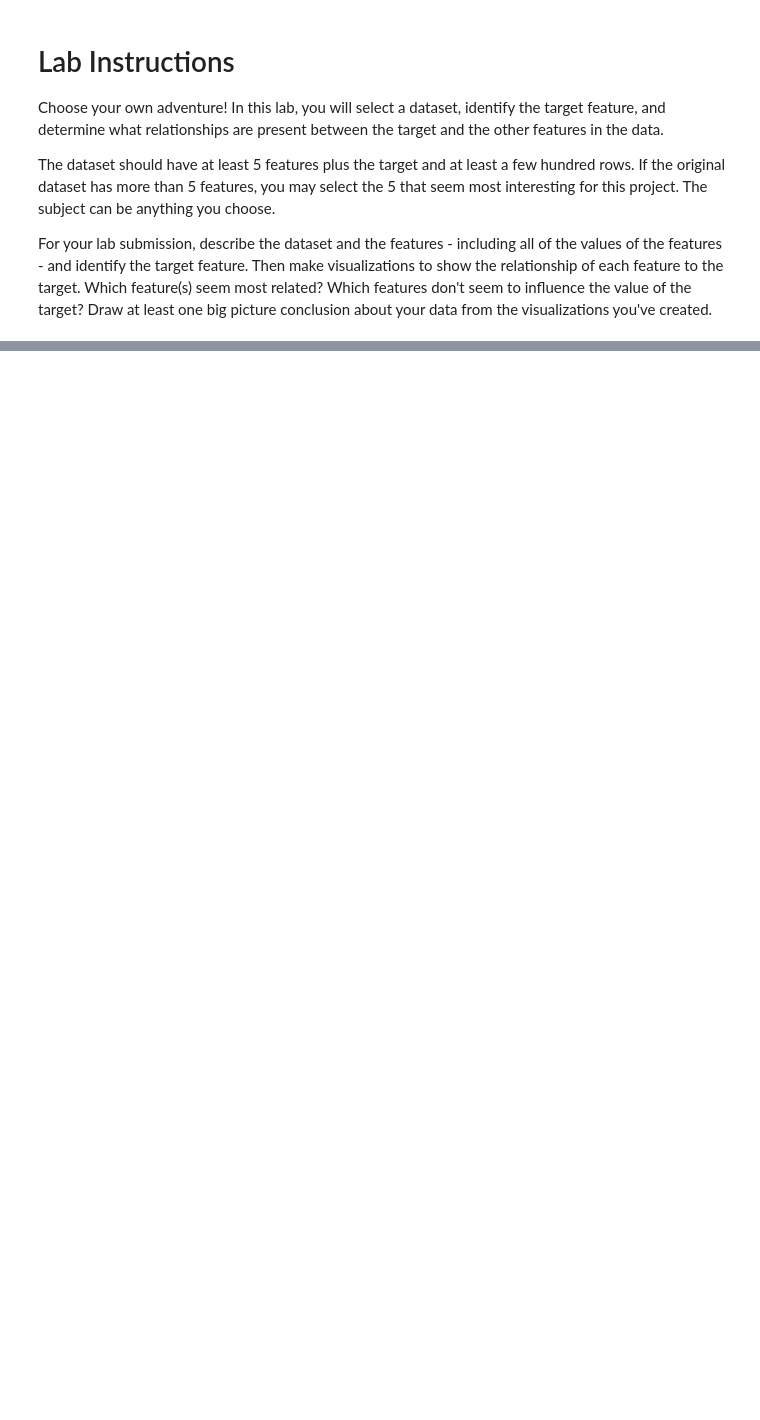
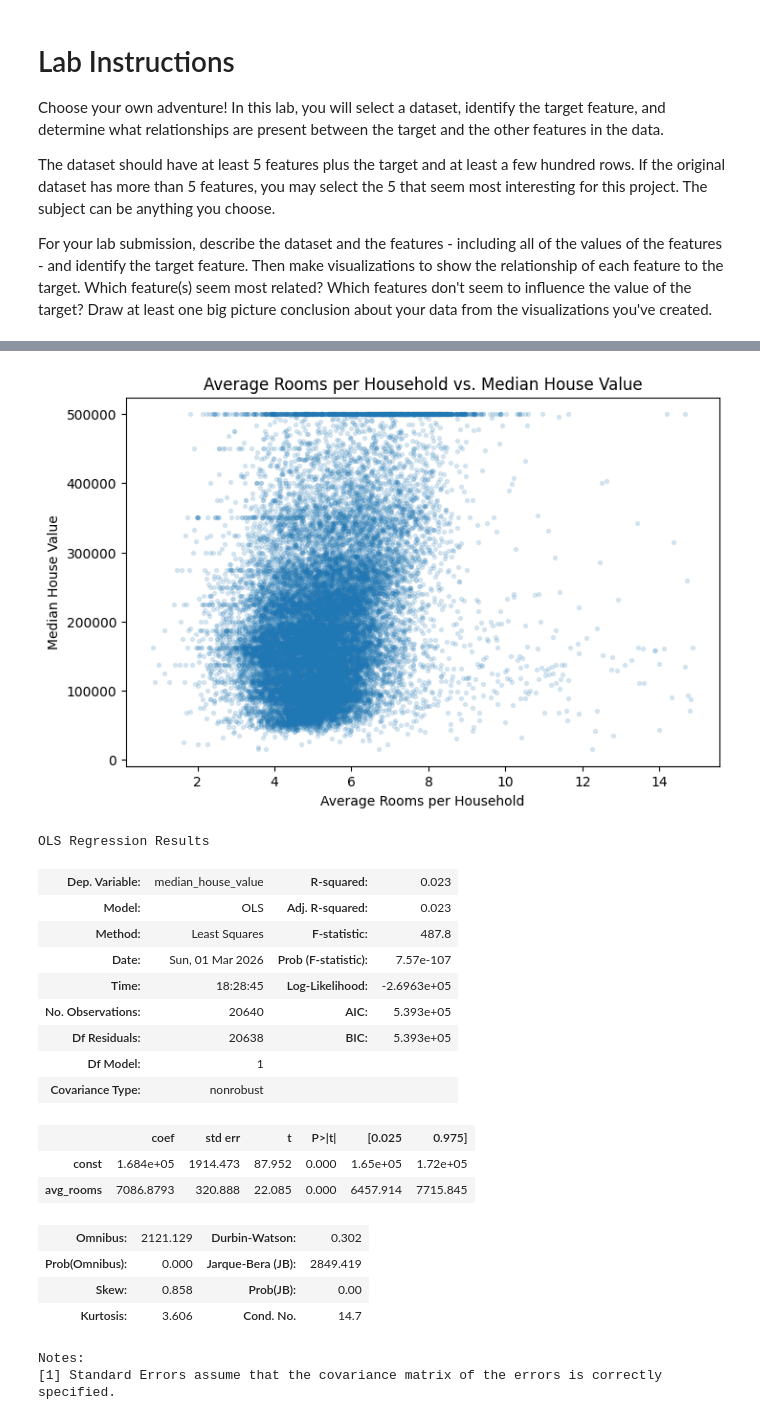
Before and after one commit to FlameFawn/Data_Visualization_And_Modeling_BrendanS, a Jupyter notebook: Lab/4.5 Exploratory Data Analysis.ipynb, the cells around one changed output, grey strips where cells are left out. Drawn from its saved outputs; the diff is of its cells as text; code cells hidden in the pictures; blank space fills up the shorter version.

```diff
--- a/Lab/4.5 Exploratory Data Analysis.ipynb
+++ b/Lab/4.5 Exploratory Data Analysis.ipynb
@@ -86,12 +164,44 @@ plt.show()
 # %%
 fig, ax = plt.subplots(figsize=(8, 5))
+
+# Cut outliers for better visuals
+plot_df = df[df['avg_rooms'] < 15]
 
 ax.scatter(plot_df['avg_rooms'], plot_df['median_house_value'], alpha=0.15, s=8)
 
 ax.set_title('Average Rooms per Household vs. Median House Value')
 ax.set_xlabel('Average Rooms per Household')
 ax.set_ylabel('Median House Value')
 plt.show()
+
+
+X_val = sm.add_constant(df['avg_rooms'])
+y_val = df['median_house_value']
+
+model = sm.OLS(y_val, X_val).fit()
+
+model.summary()
+# %% [output]
+[figure, added]
+OLS Regression Results
+| Dep. Variable: | median_house_value | R-squared: | 0.023 |
+| Model: | OLS | Adj. R-squared: | 0.023 |
+| Method: | Least Squares | F-statistic: | 487.8 |
+| Date: | Sun, 01 Mar 2026 | Prob (F-statistic): | 7.57e-107 |
+| Time: | 18:28:45 | Log-Likelihood: | -2.6963e+05 |
+| No. Observations: | 20640 | AIC: | 5.393e+05 |
+| Df Residuals: | 20638 | BIC: | 5.393e+05 |
+| Df Model: | 1 |  |  |
+| Covariance Type: | nonrobust |  |  |
+|  | coef | std err | t | P>|t| | [0.025 | 0.975] |
+| const | 1.684e+05 | 1914.473 | 87.952 | 0.000 | 1.65e+05 | 1.72e+05 |
+| avg_rooms | 7086.8793 | 320.888 | 22.085 | 0.000 | 6457.914 | 7715.845 |
+| Omnibus: | 2121.129 | Durbin-Watson: | 0.302 |
+| Prob(Omnibus): | 0.000 | Jarque-Bera (JB): | 2849.419 |
+| Skew: | 0.858 | Prob(JB): | 0.00 |
+| Kurtosis: | 3.606 | Cond. No. | 14.7 |
+Notes:
+[1] Standard Errors assume that the covariance matrix of the errors is correctly specified.
 # %%
 fig, ax = plt.subplots(figsize=(8, 5))
 
```
Also changed, not shown: parts of 8 cells of this notebook.
